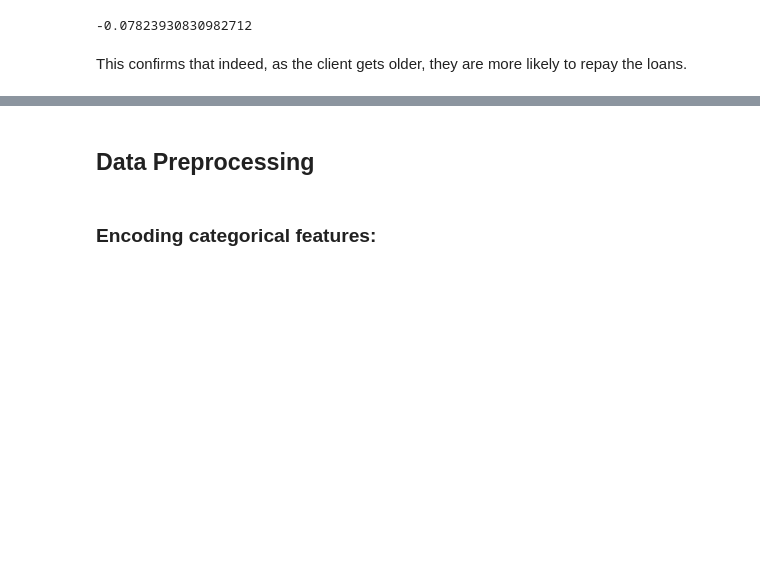
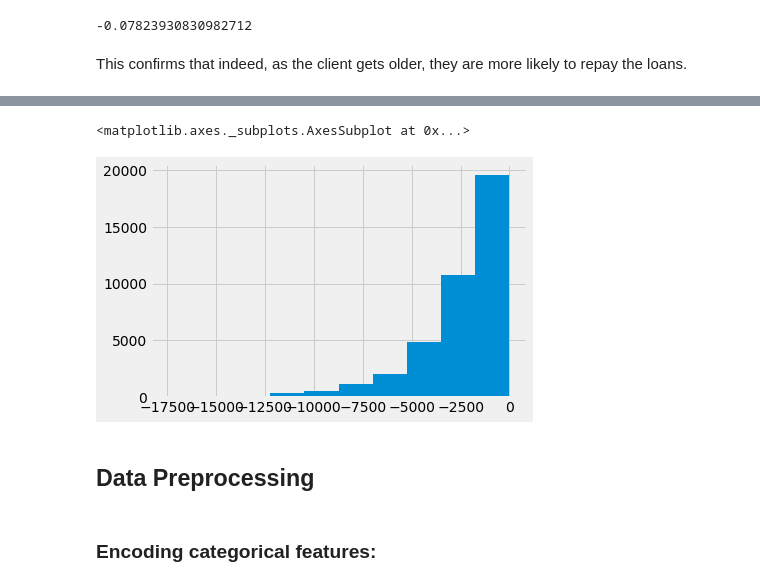
Before and after one commit to ashiquem/home-credit-default-risk, a Jupyter notebook: defaultRisk.ipynb, the cells around one changed output, grey strips where cells are left out. Cells and saved outputs as stored; diff of their text form; code cells hidden in the pictures; blank space fills up the shorter version.

```diff
--- a/defaultRisk.ipynb
+++ b/defaultRisk.ipynb
@@ -265,3 +289,14 @@ app_train['DAYS_BIRTH'] = abs(app_train['DAYS_BIRTH'])
+# %%
+# modify test data set as well:
+
+app_test['DAYS_EMPLOYED_ANOM'] = app_test['DAYS_EMPLOYED'] == 365243
+
+app_test['DAYS_EMPLOYED'].replace({365243:np.nan}, inplace = True)
+
+app_test['DAYS_EMPLOYED'].hist()
+# %% [output]
+<matplotlib.axes._subplots.AxesSubplot at 0x...>
+[figure, added]
 # %% [markdown]
 ## Data Preprocessing
 # %% [markdown]
```
Also changed, not shown: parts of 27 cells of this notebook.
